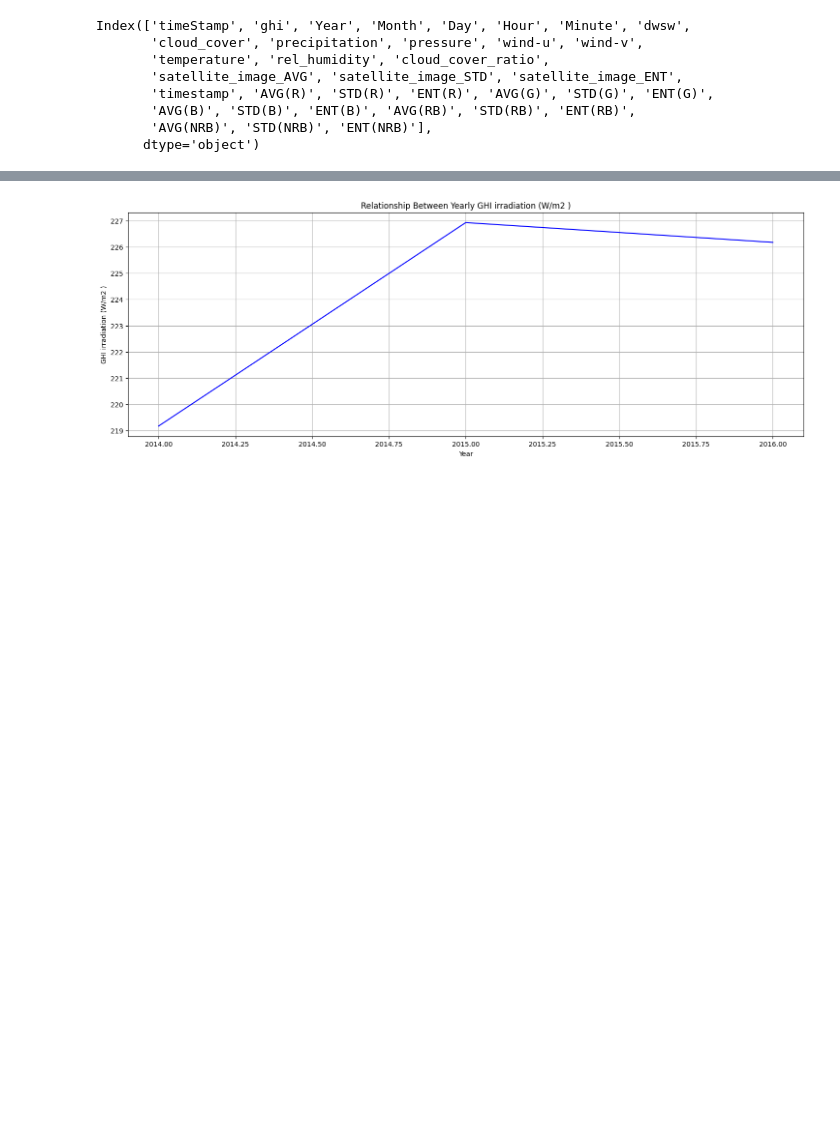
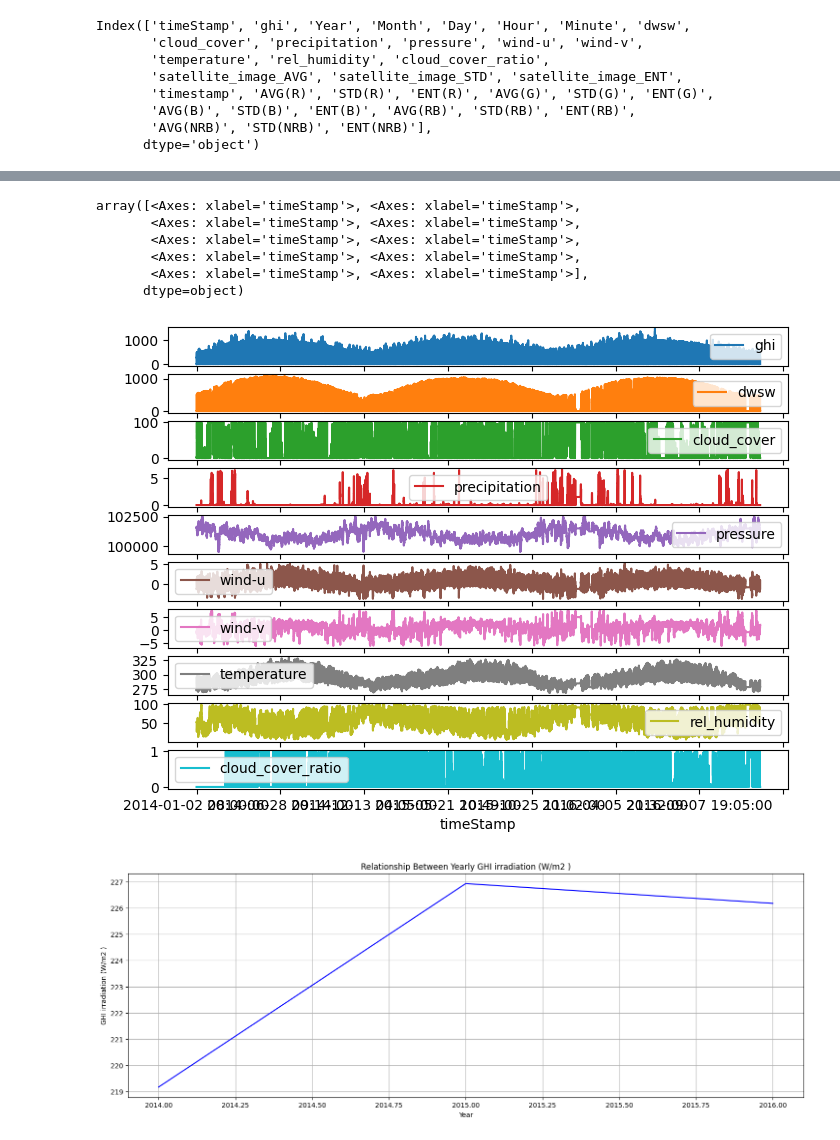
Before and after one commit to AnjaliDharmik92/Solar_Irradiance_Forecasting-, a Jupyter notebook: Solar_Irradiance_Forecasting_EDA_meterological_features.ipynb, the cells around one changed output, grey strips where cells are left out. Saved outputs shown, nothing was run; the diff lists cells and outputs as text; code cells hidden in the pictures; blank space fills up the shorter version.

```diff
--- a/Solar_Irradiance_Forecasting_EDA_meterological_features.ipynb
+++ b/Solar_Irradiance_Forecasting_EDA_meterological_features.ipynb
@@ -574,3 +638,14 @@ Index(['timeStamp', 'ghi', 'Year', 'Month', 'Day', 'Hour', 'Minute', 'dwsw',
+# %%
+irradiance_data.set_index('timeStamp')[['ghi', 'dwsw','cloud_cover', 'precipitation', 'pressure', 'wind-u', 'wind-v',
+       'temperature', 'rel_humidity', 'cloud_cover_ratio']].plot(subplots=True)
+# %% [output]
+array([<Axes: xlabel='timeStamp'>, <Axes: xlabel='timeStamp'>,
+       <Axes: xlabel='timeStamp'>, <Axes: xlabel='timeStamp'>,
+       <Axes: xlabel='timeStamp'>, <Axes: xlabel='timeStamp'>,
+       <Axes: xlabel='timeStamp'>, <Axes: xlabel='timeStamp'>,
+       <Axes: xlabel='timeStamp'>, <Axes: xlabel='timeStamp'>],
+      dtype=object)
+[figure, added]
 # %%
 # Create a scatter plot to visualize the Yearly GHI irradiation (W/m2 )
 plt.figure(figsize=(18, 6))
```
Also changed, not shown: parts of 7 cells of this notebook.
